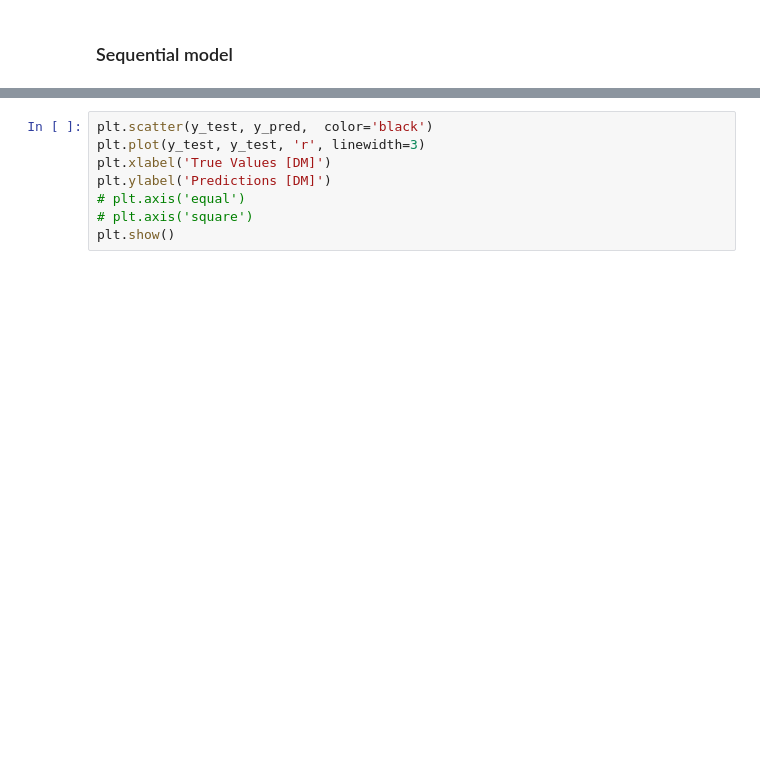
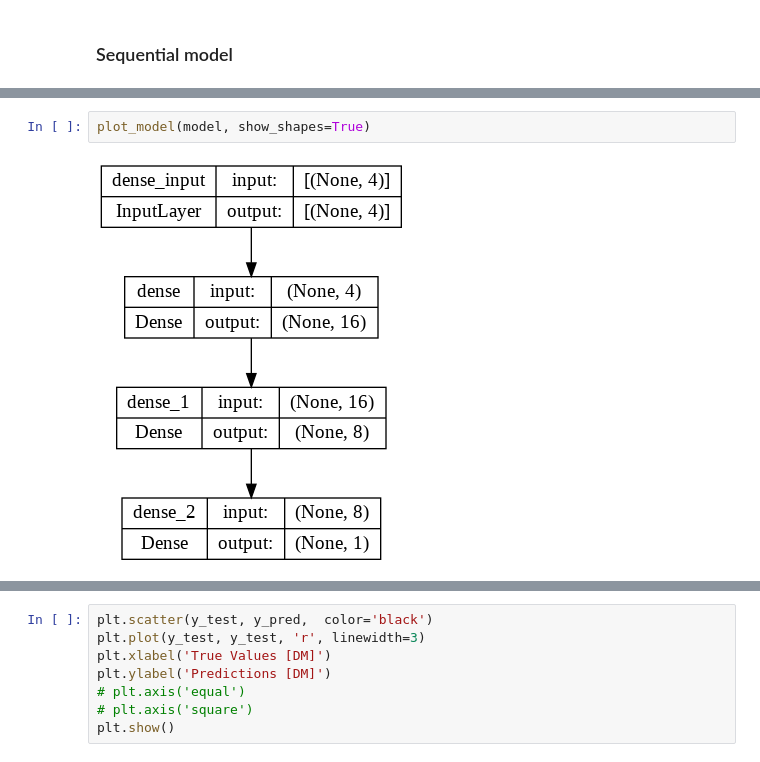
Before and after one commit to Redwoods/pdm, a Jupyter notebook: project/pdm_prj01_mid_MLP_A.ipynb, the cells around one changed output, grey strips where cells are left out. Cells and saved outputs as stored; diff of their text form; blank space fills up the shorter version.

```diff
--- a/project/pdm_prj01_mid_MLP_A.ipynb
+++ b/project/pdm_prj01_mid_MLP_A.ipynb
@@ -191,6 +192,10 @@ Total params: 225
 Trainable params: 225
 Non-trainable params: 0
 _________________________________________________________________
+# %%
+plot_model(model, show_shapes=True)
+# %% [output]
+[figure, added]
 # %%
 # Training
 history = model.fit(X_train, y_train,
```
Also changed, not shown: parts of 12 cells of this notebook.
